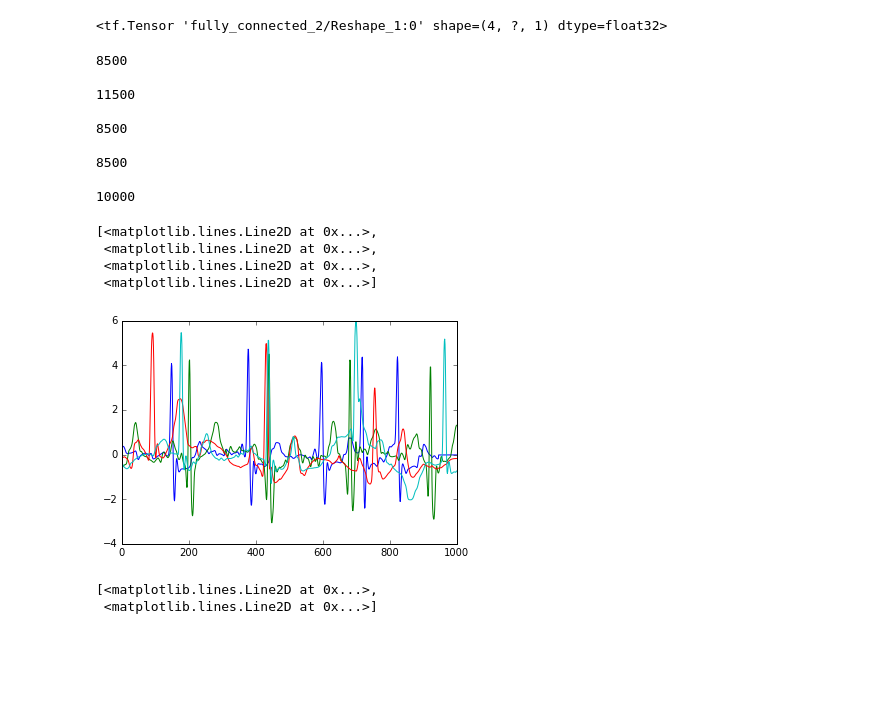
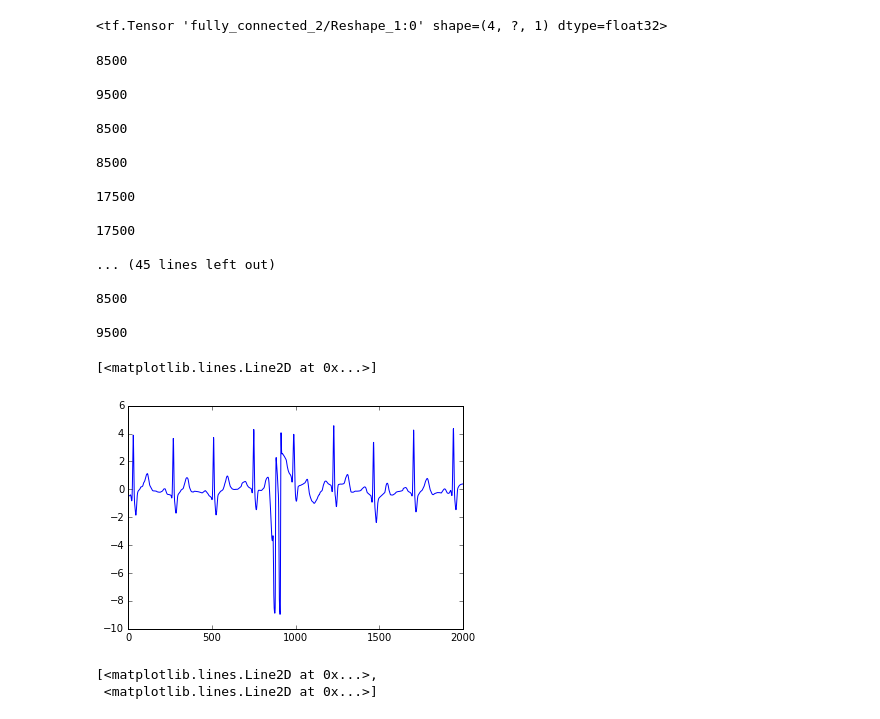
Before and after one commit to botcs/cinc2017, a Jupyter notebook: rnn/model-gen.ipynb, the cells around one changed output. Drawn from its saved outputs; the diff is of its cells as text; code cells hidden in the pictures; blank space fills up the shorter version.

```diff
--- a/rnn/model-gen.ipynb
+++ b/rnn/model-gen.ipynb
@@ -96,8 +94,6 @@ with tf.Session() as sess:
         i += 1
         s = sess.run(multi_cell.zero_state(batch_size, tf.float32))
         x_feed, y_feed, lens_feed = batch
-
-        x_feed = join_samples(x_feed, lens_feed)
         # Generator
         y_feed = np.roll(x_feed, 1)
         for idx in range(0, lens_feed.max(), time_steps):
@@ -116,28 +112,33 @@ with tf.Session() as sess:
             predictions.append(p.squeeze())
             losses.append(l)
         print('\n')
-        if i > 4: break
+        if i > 30: break
 # %% [output]
 8500
 
-11500
+9500
 
 8500
 
 8500
 
-10000
+17500
+
+17500
+
+... (45 lines left out)
+
+8500
+
+9500
 # %%
 p = np.concatenate(predictions, axis=1)
 
-plt.plot(p[:, -6000:-5000].T)
+plt.plot(p[2, -2000:].T)
 #predictions[0].shape
 # %% [output]
-[<matplotlib.lines.Line2D at 0x...>,
- <matplotlib.lines.Line2D at 0x...>,
- <matplotlib.lines.Line2D at 0x...>,
- <matplotlib.lines.Line2D at 0x...>]
+[<matplotlib.lines.Line2D at 0x...>]
-[figure, old version]
+[figure, new version]
 # %%
 plt.plot(x_feed[:2].squeeze().T)
 #data_window.shape
```
Also changed, not shown: parts of 4 cells of this notebook, 2 other files.
